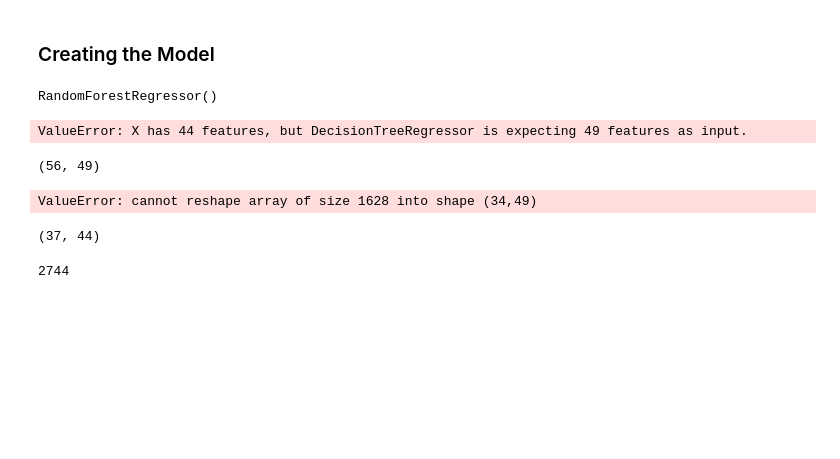
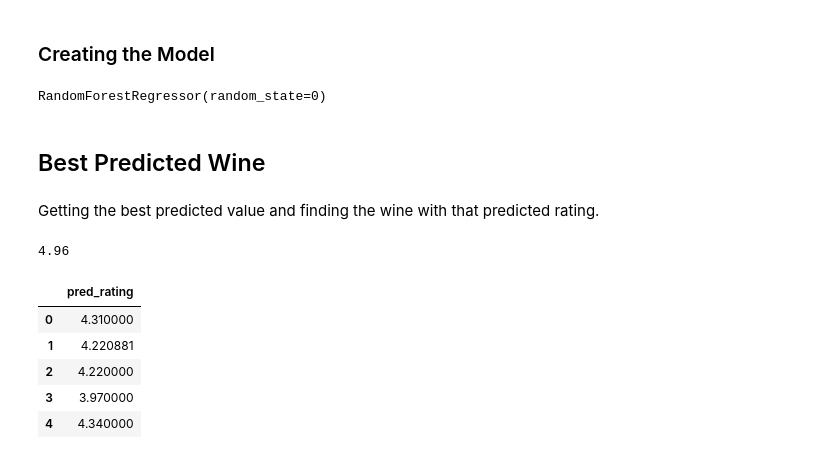
Before and after one commit to JenniferNolasco/wineInventory, a Jupyter notebook: wineInventory.ipynb, the cells around one changed output. Cells and saved outputs as stored; diff of their text form; code cells hidden in the pictures; blank space fills up the shorter version.

```diff
--- a/wineInventory.ipynb
+++ b/wineInventory.ipynb
@@ -185,27 +98,29 @@ seaborn.axisgrid.FacetGrid
 ### Creating the Model
 # %%
 from sklearn.ensemble import RandomForestRegressor
-regressor = RandomForestRegressor()
+regressor = RandomForestRegressor(n_estimators = 100, random_state = 0)
 regressor.fit(X_train, y_train)
 # %% [output]
-RandomForestRegressor()
+RandomForestRegressor(random_state=0)
 # %%
-regressor.predict(X_test)
+y_pred = regressor.predict(X_test)
-# %% [output]
-ValueError: X has 44 features, but DecisionTreeRegressor is expecting 49 features as input.
-# %%
-X_train.shape
-# %% [output]
-(56, 49)
-# %%
-X_test.reshape()
-# %% [output]
-ValueError: cannot reshape array of size 1628 into shape (34,49)
-# %%
-X_test.shape
-# %% [output]
-(37, 44)
-# %%
-X_train.size
-# %% [output]
-2744
+# %% [markdown]
+## Best Predicted Wine
+# %% [markdown]
+Getting the best predicted value and finding the wine with that predicted rating.
+# %%
+y_pred.max()
+# %% [output]
+4.96
+# %%
+# creating a dataframe with the predicted ratings
+pred_dict = {'pred_rating':y_pred}
+pred_df = pd.DataFrame(pred_dict)
+pred_df.head()
+# %% [output]
+|  | pred_rating |
+| 0 | 4.310000 |
+| 1 | 4.220881 |
+| 2 | 4.220000 |
+| 3 | 3.970000 |
+| 4 | 4.340000 |
```
Also changed, not shown: parts of 17 cells of this notebook.
